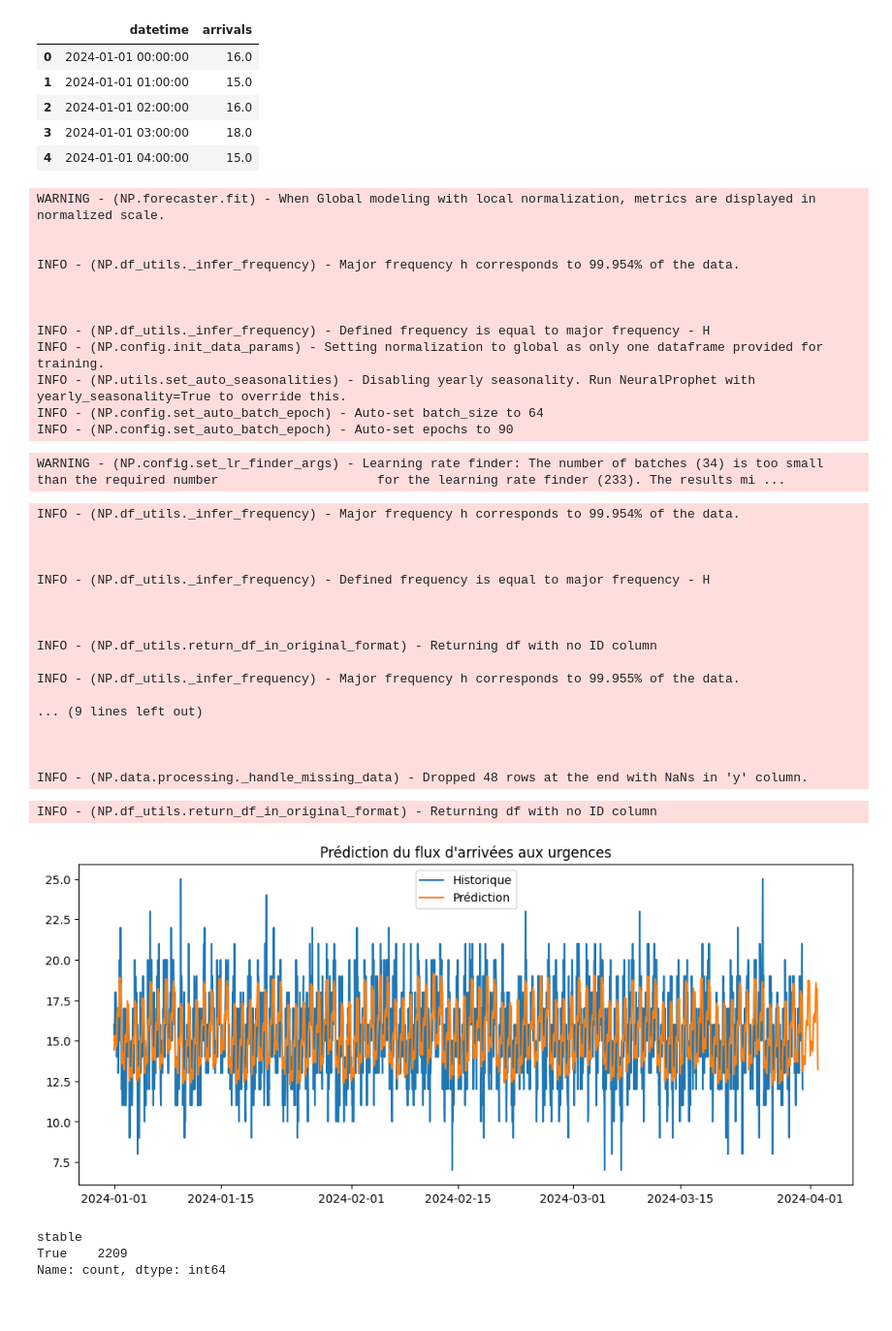
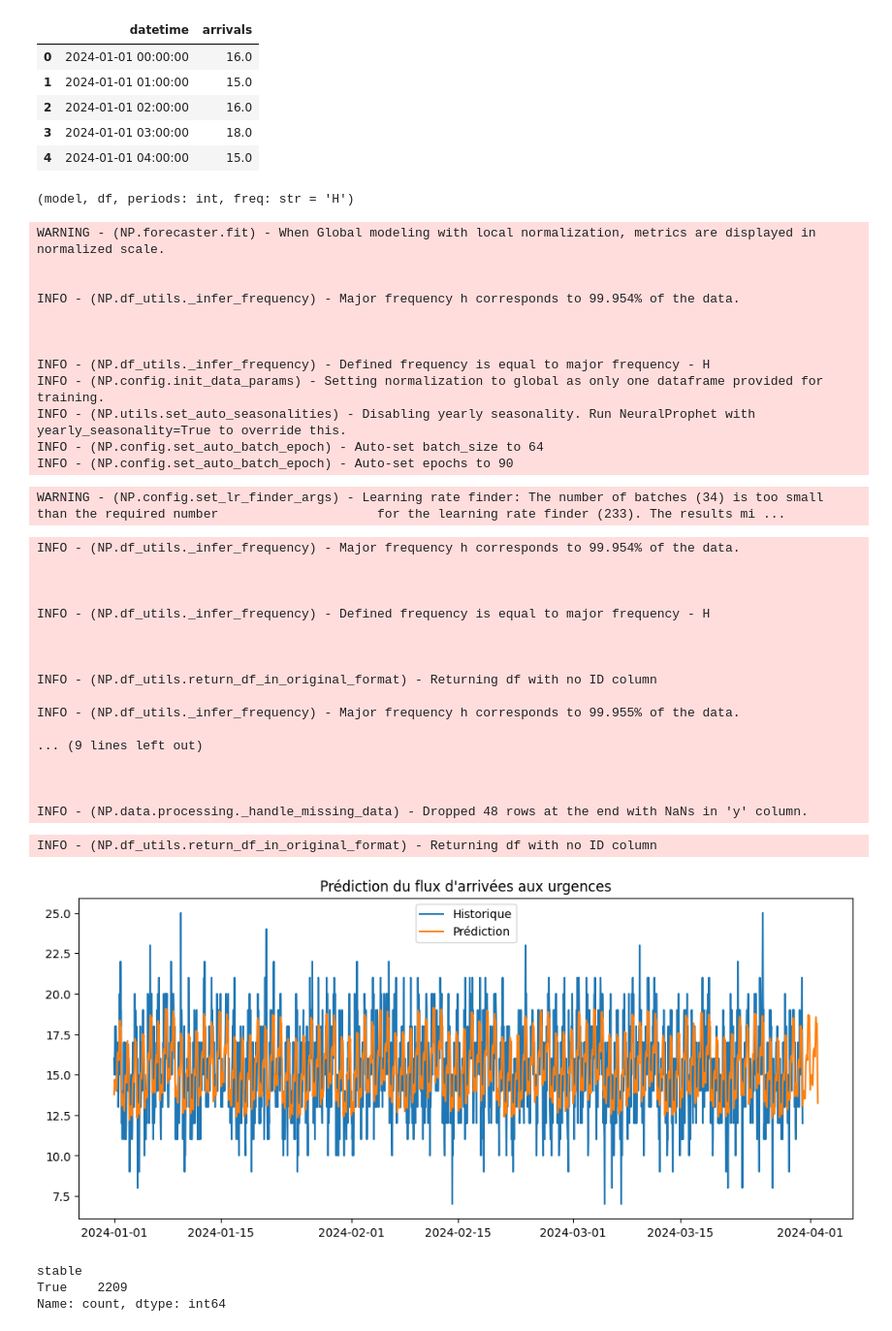
Before and after one commit to John-dotcom-cyber/hospital-emergency-optimizer, a Jupyter notebook: notebooks/prediction/prediction_basique.ipynb, the cells around one changed output. Shown at 97% size. Drawn from its saved outputs; the diff is of its cells as text; code cells hidden in the pictures.

```diff
--- a/notebooks/prediction/prediction_basique.ipynb
+++ b/notebooks/prediction/prediction_basique.ipynb
@@ -44,11 +44,25 @@ def train_prophet(df, date_col, target_col):
     model = NeuralProphet()
     model.fit(model_df, freq="H")
     return model, model_df
+
+def forecast_prophet(model, df, periods: int, freq: str = "H"):
+    future = model.make_future_dataframe(
+        df=df,
+        periods=periods,
+        n_historic_predictions=True
+    )
+    forecast = model.predict(future)
+    return forecast
+# %%
+import inspect
+print(inspect.signature(forecast_prophet))
+# %% [output]
+(model, df, periods: int, freq: str = 'H')
 # %%
 import matplotlib.pyplot as plt
 
 model, model_df = train_prophet(df, "datetime", "arrivals")
-forecast = forecast_prophet(model, model_df, periods=48)
+forecast = forecast_prophet(model=model, df=model_df, periods=48)
 #forecast.head()
 #forecast.columns
 
@@ -63,34 +77,34 @@ WARNING - (NP.forecaster.fit) - When Global modeling with local normalization, m
 
 
 INFO - (NP.df_utils._infer_frequency) - Major frequency h corresponds to 99.954% of the data.
 
 
 
 INFO - (NP.df_utils._infer_frequency) - Defined frequency is equal to major frequency - H
 INFO - (NP.config.init_data_params) - Setting normalization to global as only one dataframe provided for training.
 INFO - (NP.utils.set_auto_seasonalities) - Disabling yearly seasonality. Run NeuralProphet with yearly_seasonality=True to override this.
 INFO - (NP.config.set_auto_batch_epoch) - Auto-set batch_size to 64
 INFO - (NP.config.set_auto_batch_epoch) - Auto-set epochs to 90
 WARNING - (NP.config.set_lr_finder_args) - Learning rate finder: The number of batches (34) is too small than the required number                     for the learning rate finder (233). The results mi ...
 INFO - (NP.df_utils._infer_frequency) - Major frequency h corresponds to 99.954% of the data.
 
 
 
 INFO - (NP.df_utils._infer_frequency) - Defined frequency is equal to major frequency - H
 
 
 
 INFO - (NP.df_utils.return_df_in_original_format) - Returning df with no ID column
 
 INFO - (NP.df_utils._infer_frequency) - Major frequency h corresponds to 99.955% of the data.
 
 ... (9 lines left out)
 
 
 
 INFO - (NP.data.processing._handle_missing_data) - Dropped 48 rows at the end with NaNs in 'y' column.
 INFO - (NP.df_utils.return_df_in_original_format) - Returning df with no ID column
-[figure, old version]
+[figure, new version]
 # %%
 import numpy as np
 import pandas as pd
```
Also changed, not shown: parts of 3 cells of this notebook, 31 other files.
